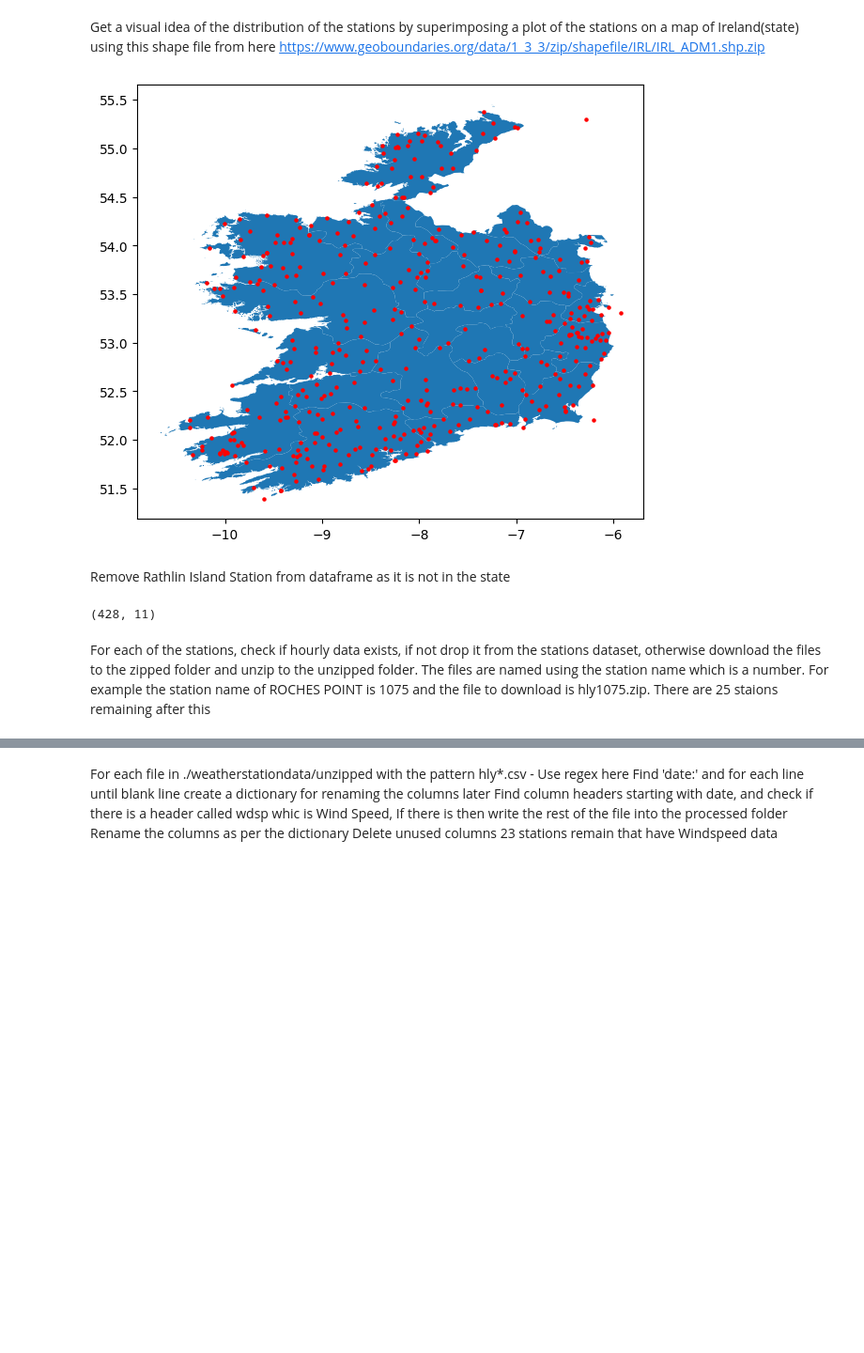
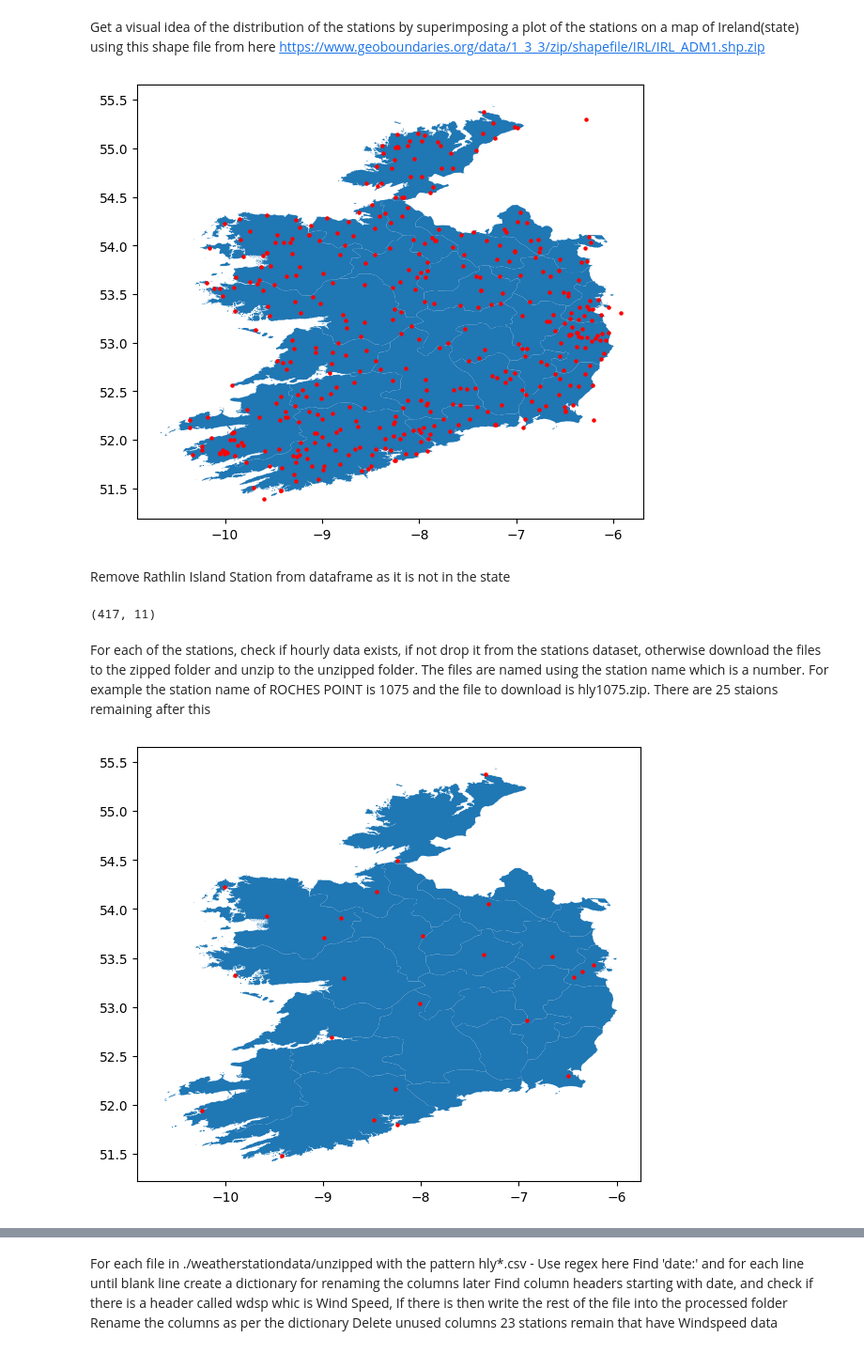
Before and after one commit to lanecolinp/UCDPA_lanecolinp, a Jupyter notebook: windgeneration.ipynb, the cells around one changed output, grey strips where cells are left out. Shown at 94% size. Drawn from its saved outputs; the diff is of its cells as text; code cells hidden in the pictures; blank space fills up the shorter version.

```diff
--- a/windgeneration.ipynb
+++ b/windgeneration.ipynb
@@ -45,10 +31,10 @@ We want to analyse data from Weather Stations which have data from 2010 to the p
 We'll convert the '(null)' to a future year '3000' and convert to int.
 This allows us to filter the data based on Year and reduces the number of stations to 429
 # %%
-wsdf[['open year', 'close year']].replace(['(null)'], '3000')
+wsdf[['open year', 'close year']] = wsdf[['open year', 'close year']].replace(['(null)'], '3000')
 #Change 'open year' and 'close year' to int
-wsdf[['open year', 'close year']].astype(int)
-#Filter Weather Stations to those reporting data from 2014 to the present
-wsdf=wsdf.loc[(wsdf['close year'] == 3000) & (wsdf['open year'] < 2015)]
-wsdf.shape
+wsdf[['open year', 'close year']] = wsdf[['open year', 'close year']].astype(int)
+#Filter Weather Stations to those reporting data from 2013 to the present
+wsdf=wsdf.loc[(wsdf['close year'] == 3000) & (wsdf['open year'] < 2014)]
+wsdf.head
 # %% [output]
@@ -63,44 +65,47 @@ def stationinirelandplot(df):
     gdf.plot(ax=IRL_map.plot(figsize=(10, 6)), marker='o', color='red', markersize=5);
 stationinirelandplot(wsdf)
 # %% [output]
-[figure, old version]
+[figure, new version]
 # %% [markdown]
 Remove Rathlin Island Station from dataframe as it is not in the state
 # %%
 wsdf = wsdf.loc[wsdf["name"] != 'LH_RATHLIN_WEST']
 wsdf.shape
 # %% [output]
-(428, 11)
+(417, 11)
 # %% [markdown]
 For each of the stations, check if hourly data exists, if not drop it from the stations dataset, otherwise download the files to the zipped folder and unzip to the unzipped folder.
 The files are named using the station name which is a number. For example the station name of ROCHES POINT is 1075 and the file to download is hly1075.zip. There are 25 staions remaining after this
 # %%
 def validurl(url):
 	try:
 		get = requests.get(url)
 		if get.status_code == 200:
 			return True
 		else:
 			return False
 	except requests.exceptions.RequestException as e:
 		return False
 
 baseurl='https://cli.fusio.net/cli/climate_data/webdata/hly'
 basezipfile='./weatherstationdata/zipped/hly'
 baseunzipfile=basezipfile.replace("zipped", "unzipped")
 for station in wsdf['station name']:
     stationurl=baseurl+str(station)+'.zip'
     stationzipfile=basezipfile+str(station)+'.zip'
     stationzipfolder=stationzipfile[:-4]
     stationunzipfolder=stationzipfolder.replace("zipped", "unzipped")
     if validurl(stationurl):
-        response = requests.get(stationurl)
-        open(stationzipfile, "wb").write(response.content)
-        with ZipFile(stationzipfile, 'r') as zip_ref:
-                zip_ref.extractall(stationunzipfolder)
+	    pass
+        #response = requests.get(stationurl)
+        #open(stationzipfile, "wb").write(response.content)
+        #with ZipFile(stationzipfile, 'r') as zip_ref:
+        #        zip_ref.extractall(stationunzipfolder)
     else:
         wsdf = wsdf.loc[wsdf["station name"] != station]
 stationinirelandplot(wsdf)
+# %% [output]
+[figure, added]
 # %% [markdown]
 Get a distribution for the remaining stations. By finding the station's nearest neighbour and the distance between them using Balltree and Haversine method.
 Distribution looks reasonably Ok, the distances are not significant
```
Also changed, not shown: parts of 45 cells of this notebook.
